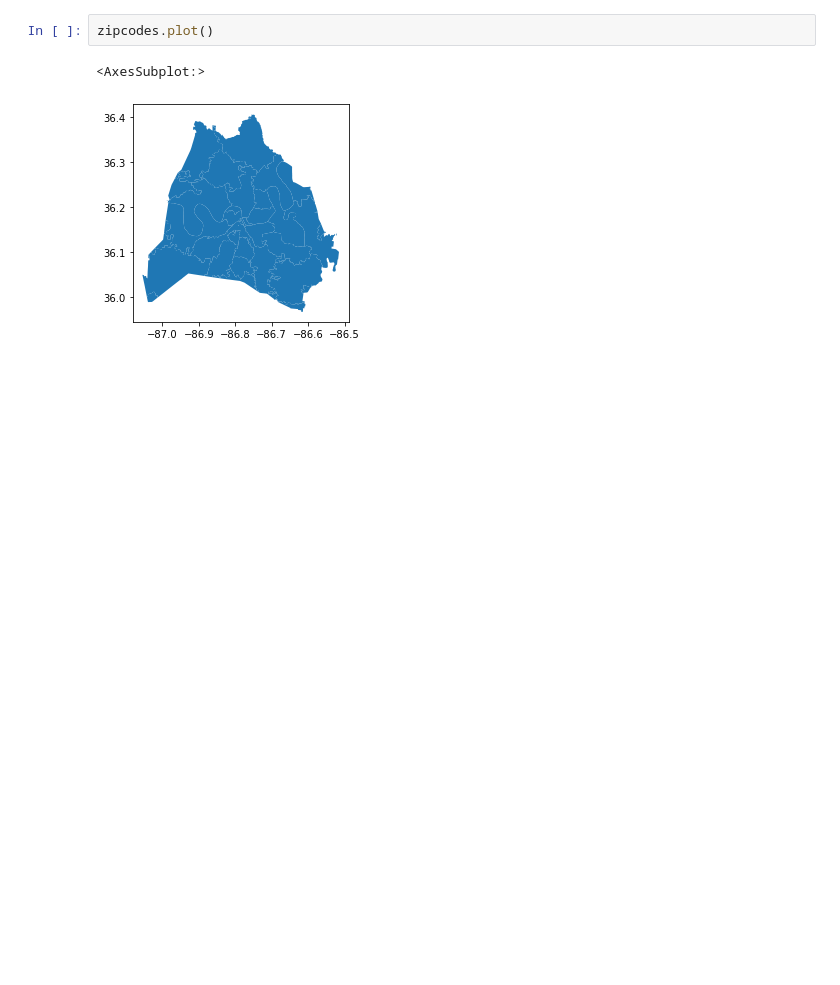
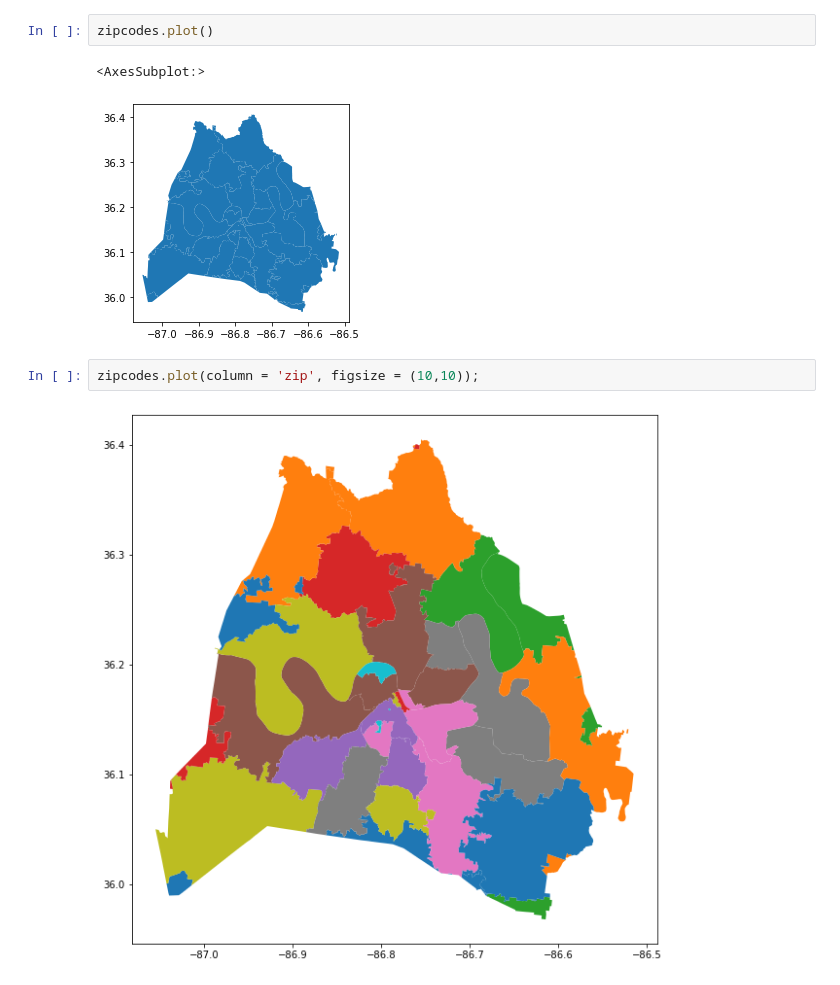
Before and after one commit to MrBardot/NSS-DDA2-geospatial-python-workshop, a Jupyter notebook: notebooks/brack_nashpmap.ipynb, the cells around one changed output. Drawn from its saved outputs; the diff is of its cells as text; blank space fills up the shorter version.

Commit message:
Competed visualization. Awaiting finishing touches

```diff
--- a/notebooks/brack_nashpmap.ipynb
+++ b/notebooks/brack_nashpmap.ipynb
@@ -72,3 +81,7 @@ zipcodes.plot()
 # %% [output]
 <AxesSubplot:>
 [figure]
+# %%
+zipcodes.plot(column = 'zip', figsize = (10,10));
+# %% [output]
+[figure, added]
```
Also changed, not shown: parts of 20 cells of this notebook.
